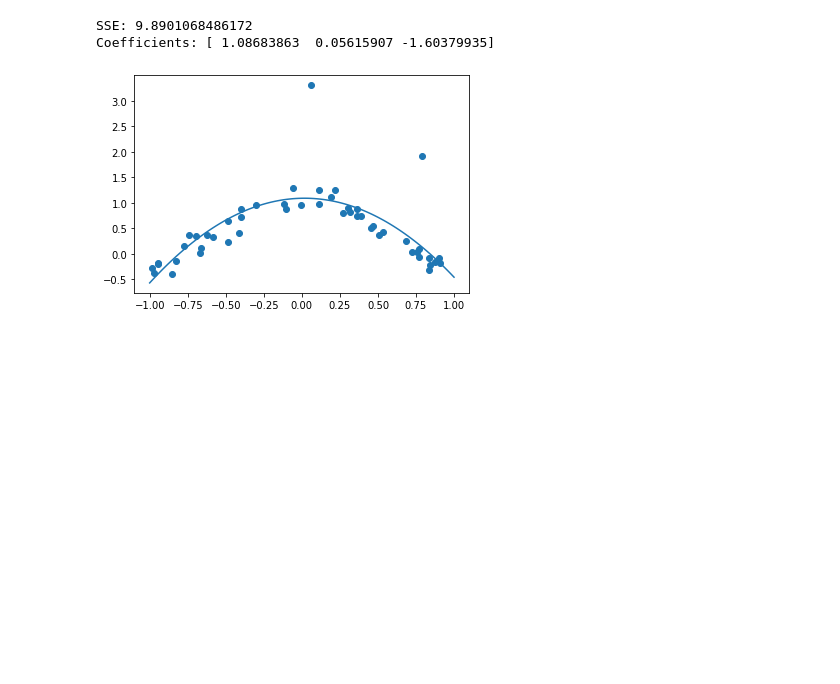
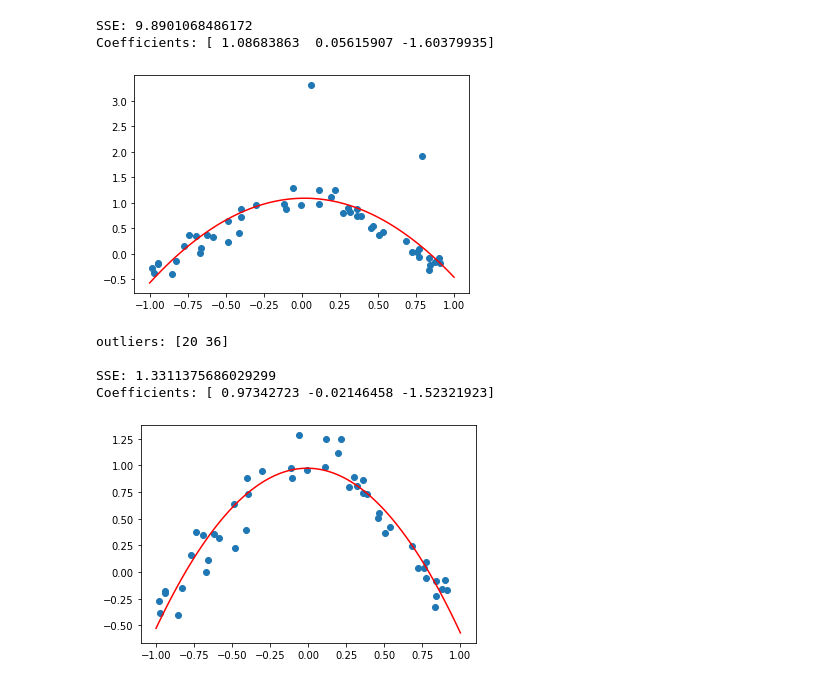
Before and after one commit to Andre-MR-Pereira/MLabs, a Jupyter notebook: Labs/Lab1/lab1_notebook.ipynb, the cells around one changed output. Saved outputs shown, nothing was run; the diff lists cells and outputs as text; code cells hidden in the pictures; blank space fills up the shorter version.

Commit message:
Outliers

```diff
--- a/Labs/Lab1/lab1_notebook.ipynb
+++ b/Labs/Lab1/lab1_notebook.ipynb
@@ -41,18 +41,41 @@ Coefficients: [ 0.97571963 -0.02571951 -1.53223529]
 # %%
 x = np.load('./data2a_x.npy')
 y = np.load('./data2a_y.npy')
 
 a = poly_fit(x,y,3)
 print("SSE:", SSE(y, poly_vector(a, x)))
 print("Coefficients:", a)
 
 x_ = np.linspace(-1, 1, 101)
 y_ = poly_vector(a, x_)
 
 plt.scatter(x,y)
-plt.plot(x_,y_)
+plt.plot(x_,y_, color="red")
 plt.show()
+
+
+squared_errors = (y-poly_vector(a, x))**2
+outliers = np.where(squared_errors>1)[0]
+x = np.delete(x, outliers)
+y = np.delete(y, outliers)
+print("outliers:", outliers, "\n")
+
+a = poly_fit(x,y,3)
+print("SSE:", SSE(y, poly_vector(a, x)))
+print("Coefficients:", a)
+
+x_ = np.linspace(-1, 1, 101)
+y_ = poly_vector(a, x_)
+
+plt.scatter(x,y)
+plt.plot(x_,y_, color="red")
+plt.show()
 # %% [output]
 SSE: 9.8901068486172
 Coefficients: [ 1.08683863  0.05615907 -1.60379935]
-[figure, old version]
+[figure, new version]
+outliers: [20 36]
+
+SSE: 1.3311375686029299
+Coefficients: [ 0.97342723 -0.02146458 -1.52321923]
+[figure, added]
```
Also changed, not shown: parts of 2 cells of this notebook.
